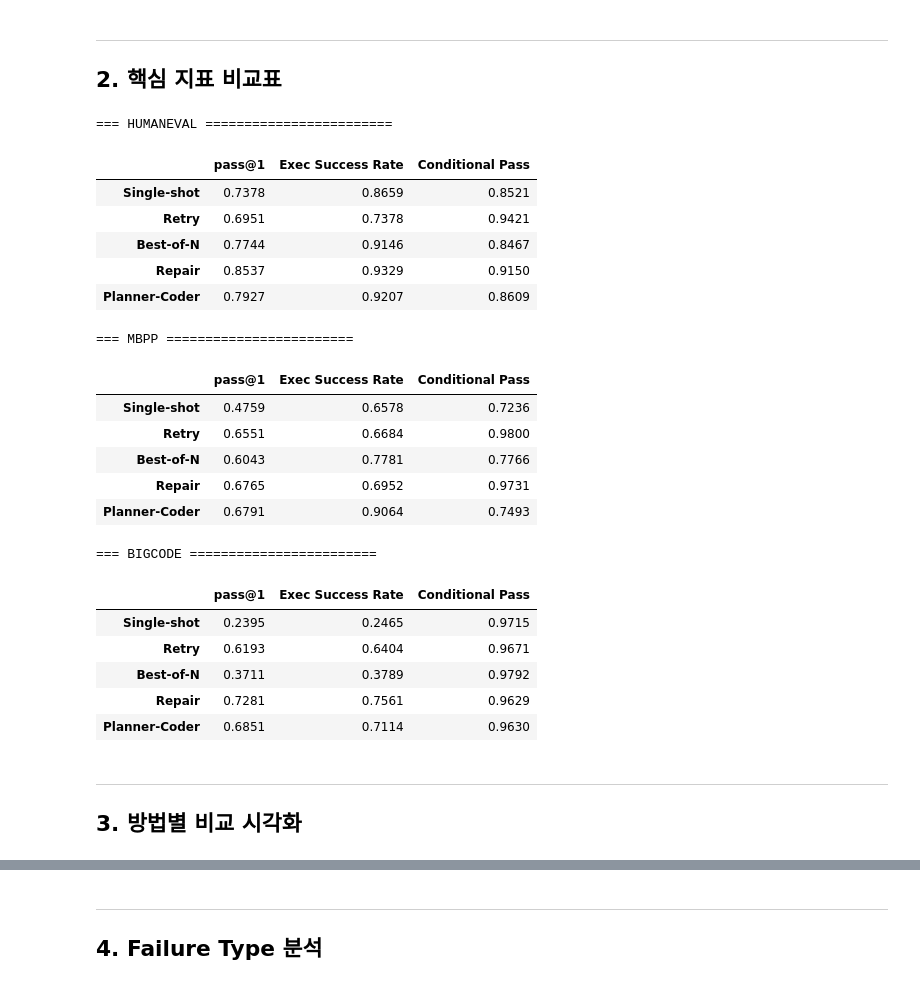
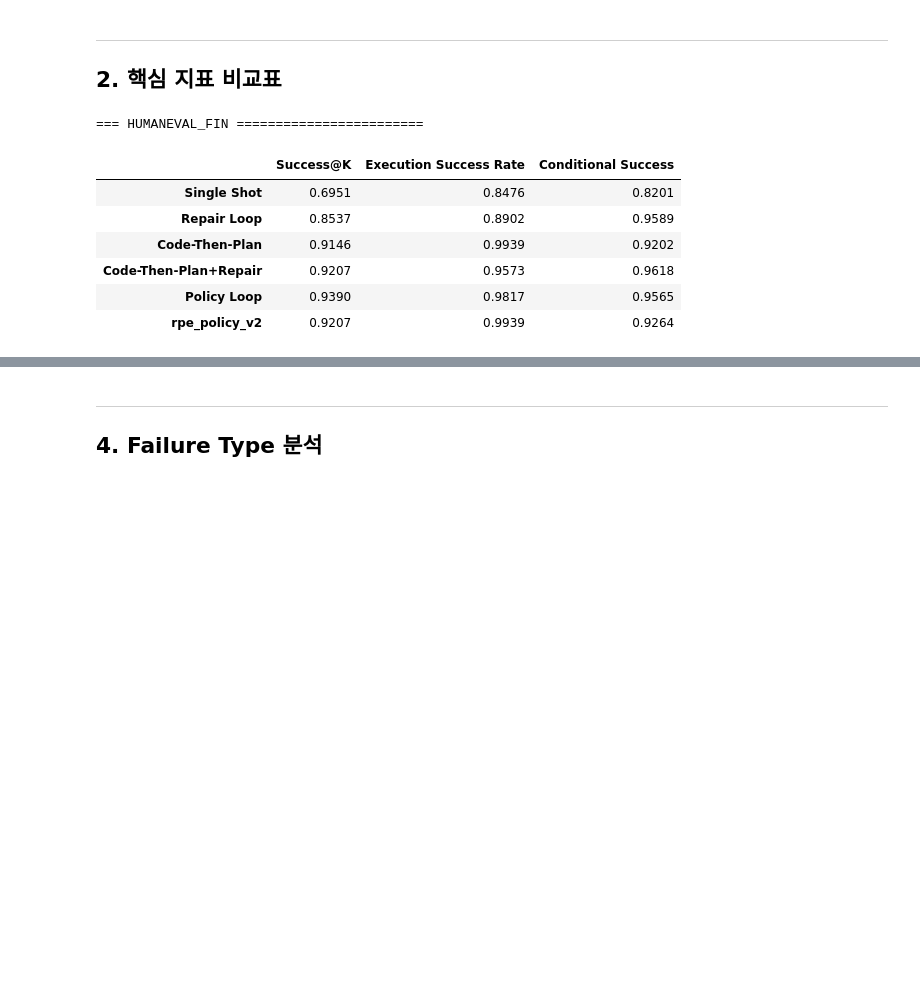
Before and after one commit to dibk100/project_IR_focus_sLM_orchestration, a Jupyter notebook: analysis/exp_phase1_v3_all/phase1_analysis.ipynb, the cells around one changed output, grey strips where cells are left out. Cells and saved outputs as stored; diff of their text form; code cells hidden in the pictures; blank space fills up the shorter version.

```diff
--- a/analysis/exp_phase1_v3_all/phase1_analysis.ipynb
+++ b/analysis/exp_phase1_v3_all/phase1_analysis.ipynb
@@ -203,48 +215,32 @@ display(df_summary[['total', 'num_pass', 'pass@1', 'exec_success_rate', 'conditi
 ---
 ## 2. 핵심 지표 비교표
 # %%
-METRICS = ['pass@1', 'exec_success_rate', 'conditional_pass']
+METRICS = ['success@k', 'execution_success_rate', 'conditional_success']
 METRIC_LABELS = {
-    'pass@1'            : 'pass@1',
-    'exec_success_rate' : 'Exec Success Rate',
-    'conditional_pass'  : 'Conditional Pass',
+    'success@k'            : 'Success@K',
+    'execution_success_rate' : 'Execution Success Rate',
+    'conditional_success'  : 'Conditional Success',
 }
 
 for dataset in DATASETS:
     if dataset not in df_summary.index.get_level_values('dataset'):
         continue
     sub = df_summary.loc[dataset, METRICS].copy()
     # 방법 순서 정렬
     sub = sub.reindex([m for m in METHODS if m in sub.index])
     sub.index = [METHOD_LABELS.get(m, m) for m in sub.index]
     sub.columns = [METRIC_LABELS[c] for c in sub.columns]
 
     print(f'\n=== {dataset.upper()} ========================')
     display(sub.style
                .format('{:.4f}')
                .background_gradient(cmap='YlGn', axis=0))
 # %% [output]
-=== HUMANEVAL ========================
+=== HUMANEVAL_FIN ========================
-|  | pass@1 | Exec Success Rate | Conditional Pass |
-| Single-shot | 0.7378 | 0.8659 | 0.8521 |
-| Retry | 0.6951 | 0.7378 | 0.9421 |
-| Best-of-N | 0.7744 | 0.9146 | 0.8467 |
-| Repair | 0.8537 | 0.9329 | 0.9150 |
-| Planner-Coder | 0.7927 | 0.9207 | 0.8609 |
+|  | Success@K | Execution Success Rate | Conditional Success |
+| Single Shot | 0.6951 | 0.8476 | 0.8201 |
+| Repair Loop | 0.8537 | 0.8902 | 0.9589 |
+| Code-Then-Plan | 0.9146 | 0.9939 | 0.9202 |
+| Code-Then-Plan+Repair | 0.9207 | 0.9573 | 0.9618 |
+| Policy Loop | 0.9390 | 0.9817 | 0.9565 |
+| rpe_policy_v2 | 0.9207 | 0.9939 | 0.9264 |
-=== MBPP ========================
-|  | pass@1 | Exec Success Rate | Conditional Pass |
-| Single-shot | 0.4759 | 0.6578 | 0.7236 |
-| Retry | 0.6551 | 0.6684 | 0.9800 |
-| Best-of-N | 0.6043 | 0.7781 | 0.7766 |
-| Repair | 0.6765 | 0.6952 | 0.9731 |
-| Planner-Coder | 0.6791 | 0.9064 | 0.7493 |
-=== BIGCODE ========================
-|  | pass@1 | Exec Success Rate | Conditional Pass |
-| Single-shot | 0.2395 | 0.2465 | 0.9715 |
-| Retry | 0.6193 | 0.6404 | 0.9671 |
-| Best-of-N | 0.3711 | 0.3789 | 0.9792 |
-| Repair | 0.7281 | 0.7561 | 0.9629 |
-| Planner-Coder | 0.6851 | 0.7114 | 0.9630 |
-# %% [markdown]
----
-## 3. 방법별 비교 시각화
```
Also changed, not shown: parts of 15 cells of this notebook, 23 other files.
